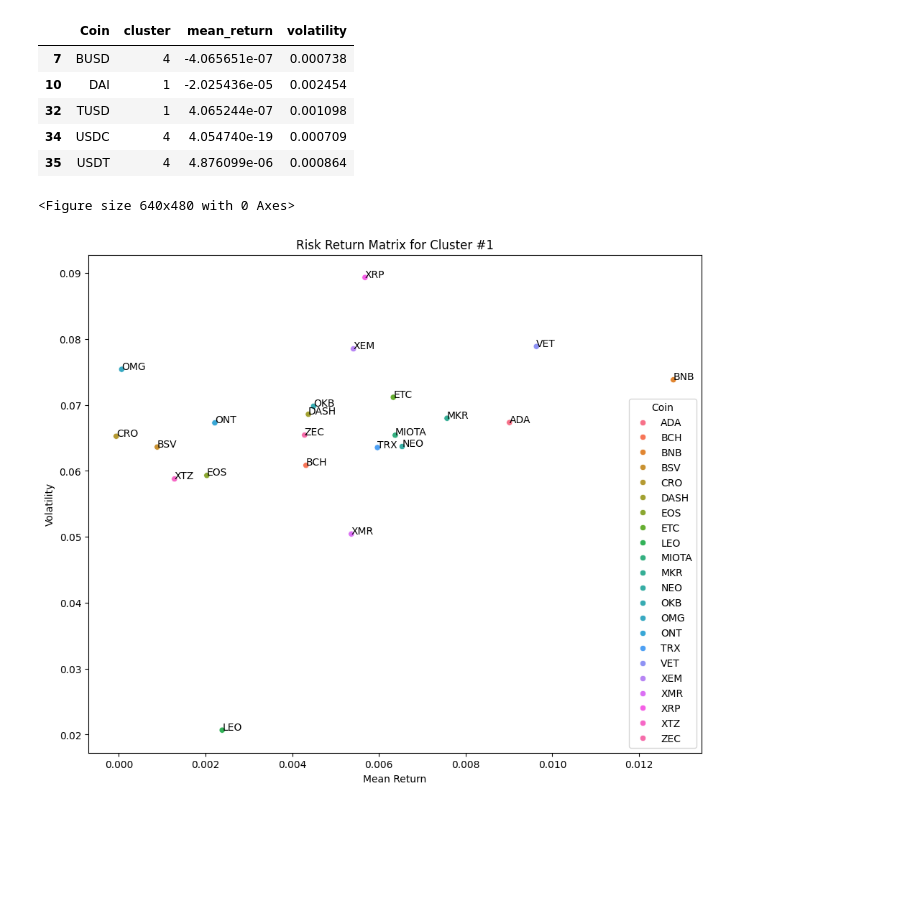
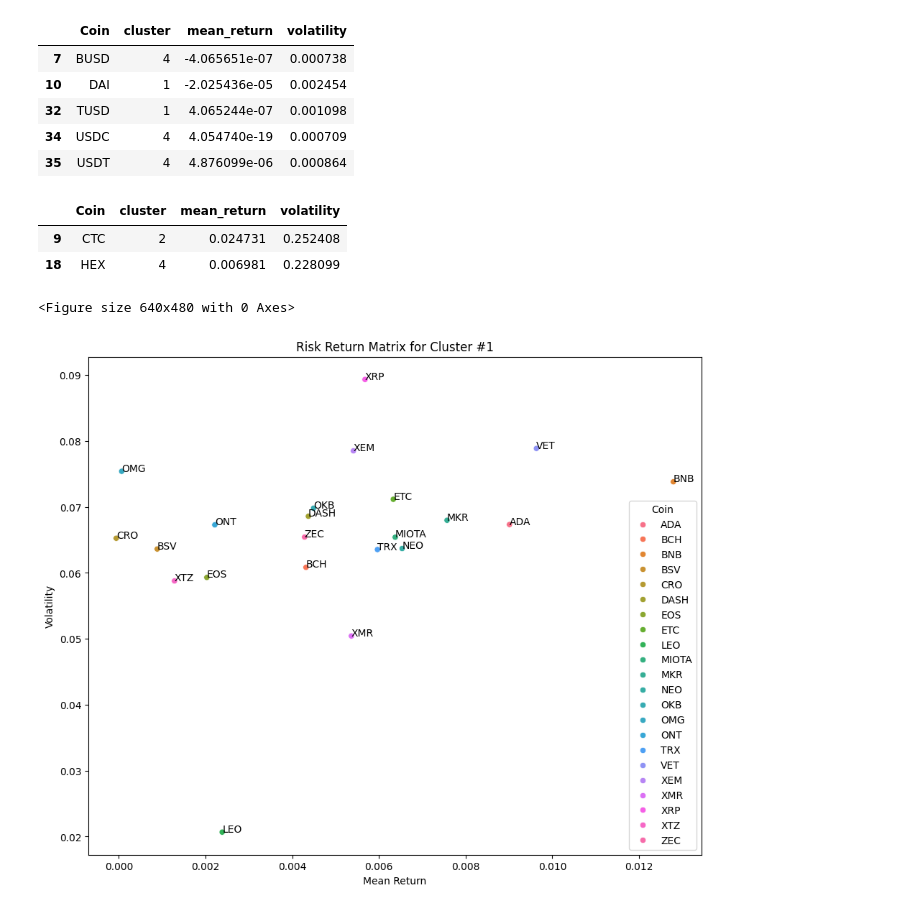
Before and after one commit to FedeScenna/Crypto_NetworkAnalysis, a Jupyter notebook: 05_ClusterAnalysis_DTW.ipynb, the cells around one changed output. Saved outputs shown, nothing was run; the diff lists cells and outputs as text; code cells hidden in the pictures; blank space fills up the shorter version.

```diff
--- a/05_ClusterAnalysis_DTW.ipynb
+++ b/05_ClusterAnalysis_DTW.ipynb
@@ -129,6 +137,12 @@ df_cluster[df_cluster["Coin"].isin(stablecoins)]
 | 32 | TUSD | 1 | 4.065244e-07 | 0.001098 |
 | 34 | USDC | 4 | 4.054740e-19 | 0.000709 |
 | 35 | USDT | 4 | 4.876099e-06 | 0.000864 |
+# %%
+df_cluster[df_cluster["Coin"].isin(["CTC", "HEX"])]
+# %% [output]
+|  | Coin | cluster | mean_return | volatility |
+| 9 | CTC | 2 | 0.024731 | 0.252408 |
+| 18 | HEX | 4 | 0.006981 | 0.228099 |
 # %%
 for c in range(0,5):
     plt.figure()
```
Also changed, not shown: parts of 2 cells of this notebook, 3 other files.
